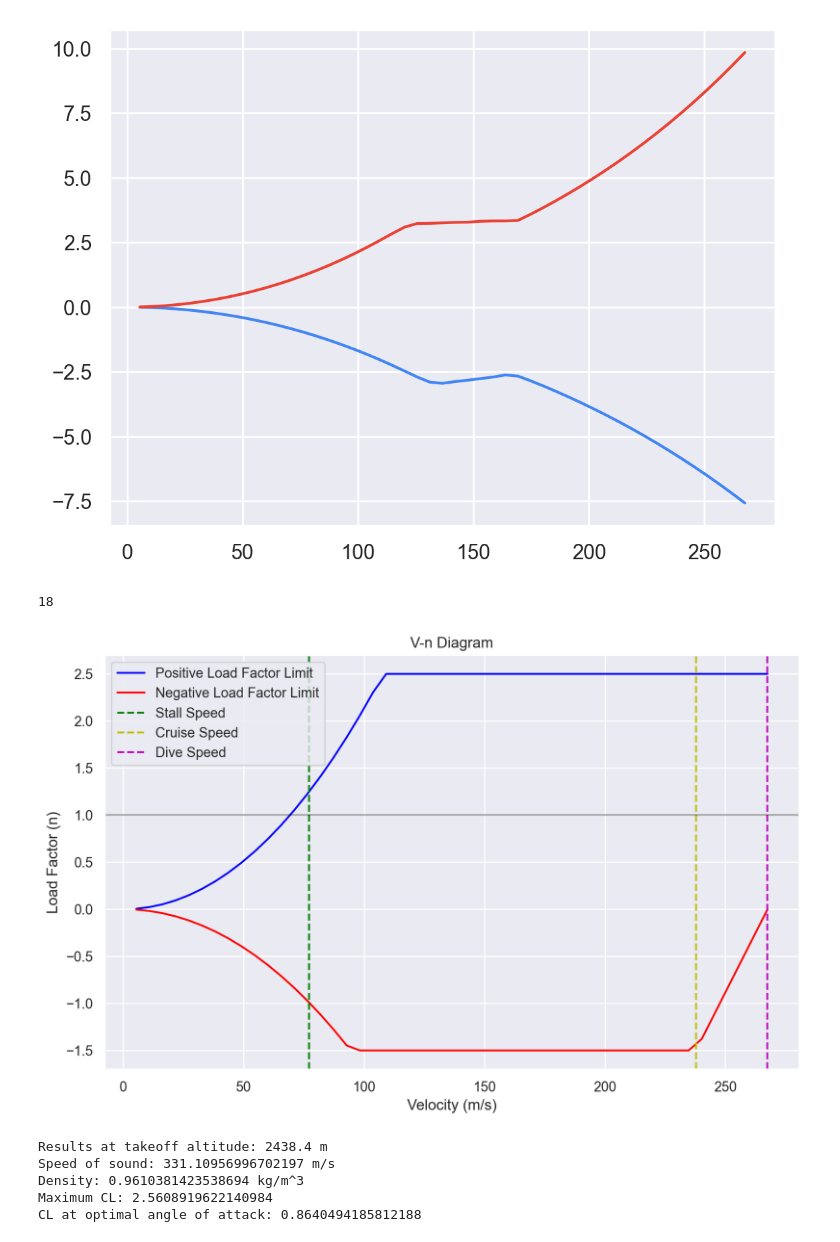
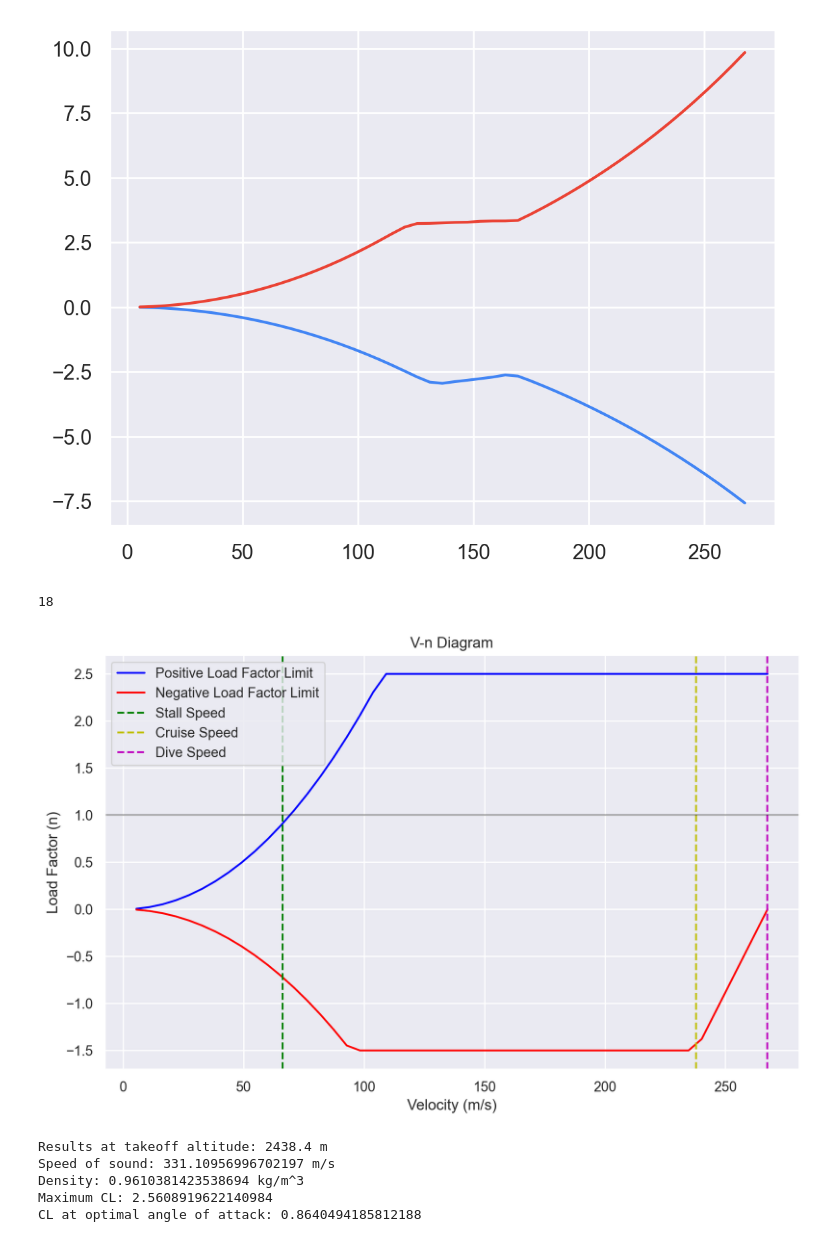
Before and after one commit to ezzatisawesome/ace-1, a Jupyter notebook: model.ipynb, the cells around one changed output. Saved outputs shown, nothing was run; the diff lists cells and outputs as text; code cells hidden in the pictures.

```diff
--- a/model.ipynb
+++ b/model.ipynb
@@ -492,7 +492,8 @@ n_pos = 2.5
 n_neg = -1.5
 
 v_dive = 267.4 # m/s, Mach 0.9, 36089.24 ft, just an educated guess
-v_stall = 77.16 # m/s
+sea_level_density = 1.225 # kg/m^3
+v_stall = np.sqrt(2 * weight / (sea_level_density * sol(main_wing).area() * n_pos))
 
 # Convert the lift_maxes and lift_mins to load factors
 lift_maxes = np.array(lift_maxes)
@@ -521,34 +522,34 @@ for i in range(min_lift_index, len(lift_mins)):
 # Find the index of the the velocity that is closest to v_cruise and v_dive
 v_cruise_index = np.argmin(np.abs(speeds - cruise_speed))
 v_dive_index = np.argmin(np.abs(speeds - v_dive))
 
 # Create the line from min load to 0 at dive speed
 intercept = lift_mins[v_cruise_index]
 slope = (0 - intercept) / (speeds[-1] - cruise_speed)
 for i in range(v_cruise_index, len(speeds)):
     lift_mins[i] = intercept + slope * (speeds[i] - cruise_speed)
 
 # Plot V-n diagram
 plt.figure(figsize=(10, 6))
 plt.plot(speeds, lift_maxes, 'b-', label='Positive Load Factor Limit')
 plt.plot(speeds, lift_mins, 'r-', label='Negative Load Factor Limit')
 
 # Add vertical lines for key velocities
 plt.axvline(x=v_stall, color='g', linestyle='--', label='Stall Speed')
 plt.axvline(x=cruise_speed, color='y', linestyle='--', label='Cruise Speed')
 plt.axvline(x=v_dive, color='m', linestyle='--', label='Dive Speed')
 
 # Add horizontal line at n=1 (level flight)
 plt.axhline(y=1, color='k', linestyle='-', alpha=0.3)
 
 plt.xlabel('Velocity (m/s)')
 plt.ylabel('Load Factor (n)')
 plt.title('V-n Diagram')
 plt.legend()
 plt.show()
 # %% [output]
 18
-[figure, old version]
+[figure, new version]
 # %%
 # Calculate CL at a takeoff altitude
 takeoff_altitude = 2438.4  # [m] - example altitude
```
